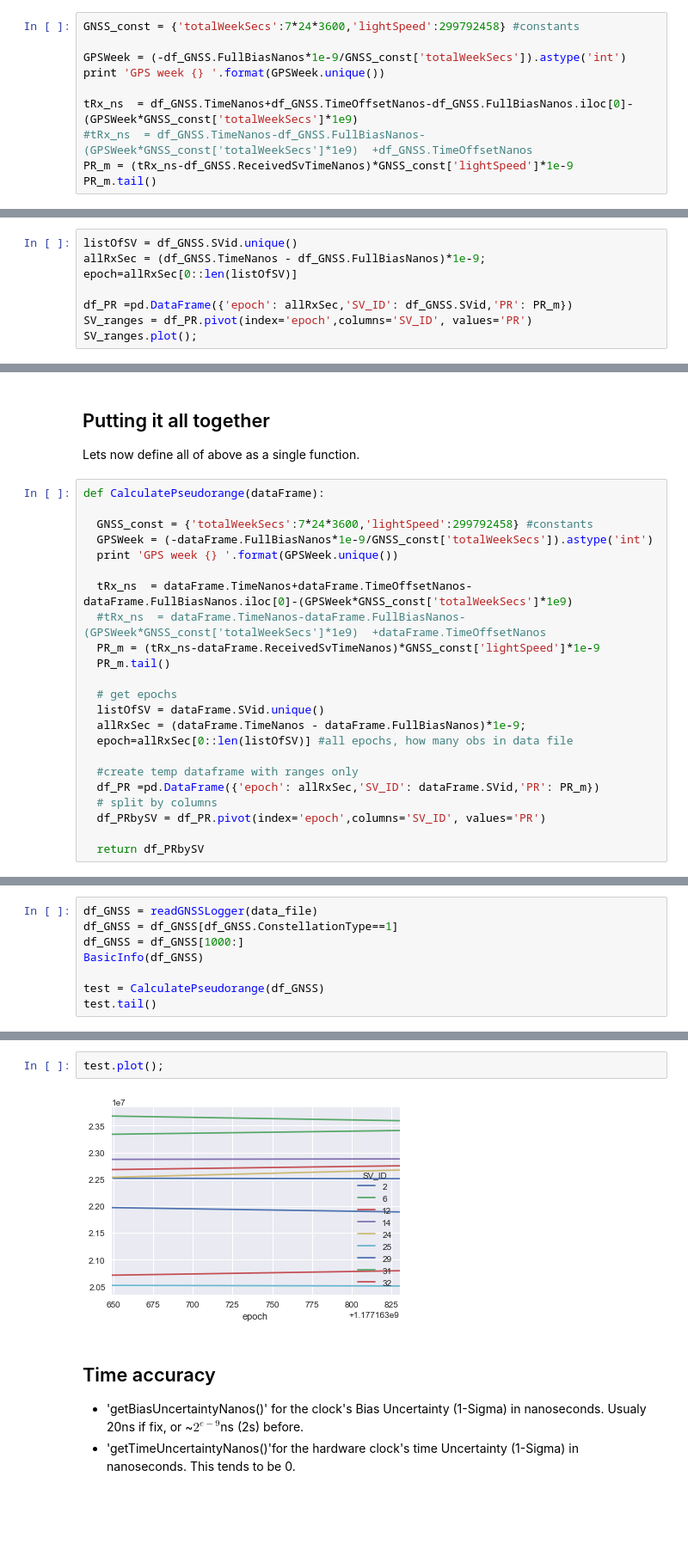
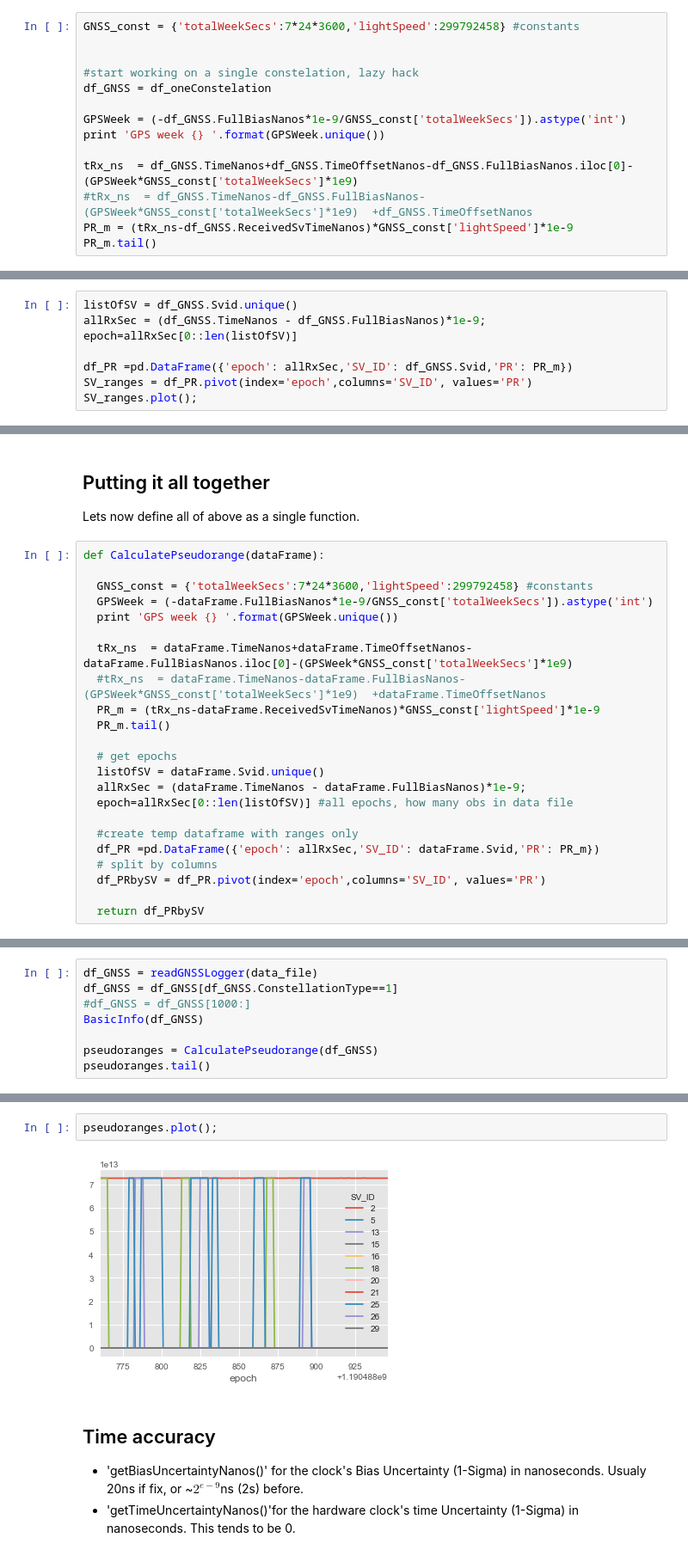
Before and after one commit to DfAC/AndroidGNSS, a Jupyter notebook: ProcessRanges.ipynb, the cells around one changed output, grey strips where cells are left out. Shown: that part at 86% size. Drawn from its saved outputs; the diff is of its cells as text; blank space fills up the shorter version.

```diff
--- a/ProcessRanges.ipynb
+++ b/ProcessRanges.ipynb
@@ -169,6 +173,10 @@ $$L = \frac{T_{receiver \atop arrival}
 A traditional approach define GPS time as combination of GPS week and time of week. This is not possible with this approach as we obtain ranges before TOW is set. Hence our units are ns referenced to GPS starting epoch (0000Z, January 6, 1980). This creates a risk of memory/calculation problem - it is advisable to reduce this value (by subtracting current TOW value) before conducting more complex calculations.
 # %%
 GNSS_const = {'totalWeekSecs':7*24*3600,'lightSpeed':299792458} #constants
+
+
+#start working on a single constelation, lazy hack
+df_GNSS = df_oneConstelation
 
 GPSWeek = (-df_GNSS.FullBiasNanos*1e-9/GNSS_const['totalWeekSecs']).astype('int')
 print 'GPS week {} '.format(GPSWeek.unique())
@@ -205,11 +213,11 @@ Values calculated has to be presented per SV per epoch. We need to:
 	* compute full cycle time of measurement, in milliseonds (see `ReadGnssLogger.m`)
 * obtain SV range for each epoch per satellite
 # %%
-listOfSV = df_GNSS.SVid.unique()
+listOfSV = df_GNSS.Svid.unique()
 allRxSec = (df_GNSS.TimeNanos - df_GNSS.FullBiasNanos)*1e-9;
 epoch=allRxSec[0::len(listOfSV)]
 
-df_PR =pd.DataFrame({'epoch': allRxSec,'SV_ID': df_GNSS.SVid,'PR': PR_m})
+df_PR =pd.DataFrame({'epoch': allRxSec,'SV_ID': df_GNSS.Svid,'PR': PR_m})
 SV_ranges = df_PR.pivot(index='epoch',columns='SV_ID', values='PR')
 SV_ranges.plot();
 # %% [output]
@@ -231,12 +239,12 @@ def CalculatePseudorange(dataFrame):
   PR_m.tail()
 
   # get epochs
-  listOfSV = dataFrame.SVid.unique()
+  listOfSV = dataFrame.Svid.unique()
   allRxSec = (dataFrame.TimeNanos - dataFrame.FullBiasNanos)*1e-9;
   epoch=allRxSec[0::len(listOfSV)] #all epochs, how many obs in data file
 
   #create temp dataframe with ranges only
-  df_PR =pd.DataFrame({'epoch': allRxSec,'SV_ID': dataFrame.SVid,'PR': PR_m})
+  df_PR =pd.DataFrame({'epoch': allRxSec,'SV_ID': dataFrame.Svid,'PR': PR_m})
   # split by columns
   df_PRbySV = df_PR.pivot(index='epoch',columns='SV_ID', values='PR')
 
@@ -255,9 +252,9 @@ df_GNSS.size
 # %%
 df_GNSS = readGNSSLogger(data_file)
 df_GNSS = df_GNSS[df_GNSS.ConstellationType==1]
-df_GNSS = df_GNSS[1000:]
+#df_GNSS = df_GNSS[1000:]
 BasicInfo(df_GNSS)
 
-test = CalculatePseudorange(df_GNSS)
-test.tail()
+pseudoranges = CalculatePseudorange(df_GNSS)
+pseudoranges.tail()
 # %% [output]
@@ -279,7 +272,7 @@ Int64Index([2, 6, 12, 14, 24, 25, 29, 31, 32], dtype='int64', name=u'SV_ID')
 # %%
-test.plot();
+pseudoranges.plot();
 # %% [output]
-[figure, old version]
+[figure, new version]
 # %% [markdown]
 ## Time accuracy
 
```
Also changed, not shown: parts of 14 cells of this notebook, 4 other files.
